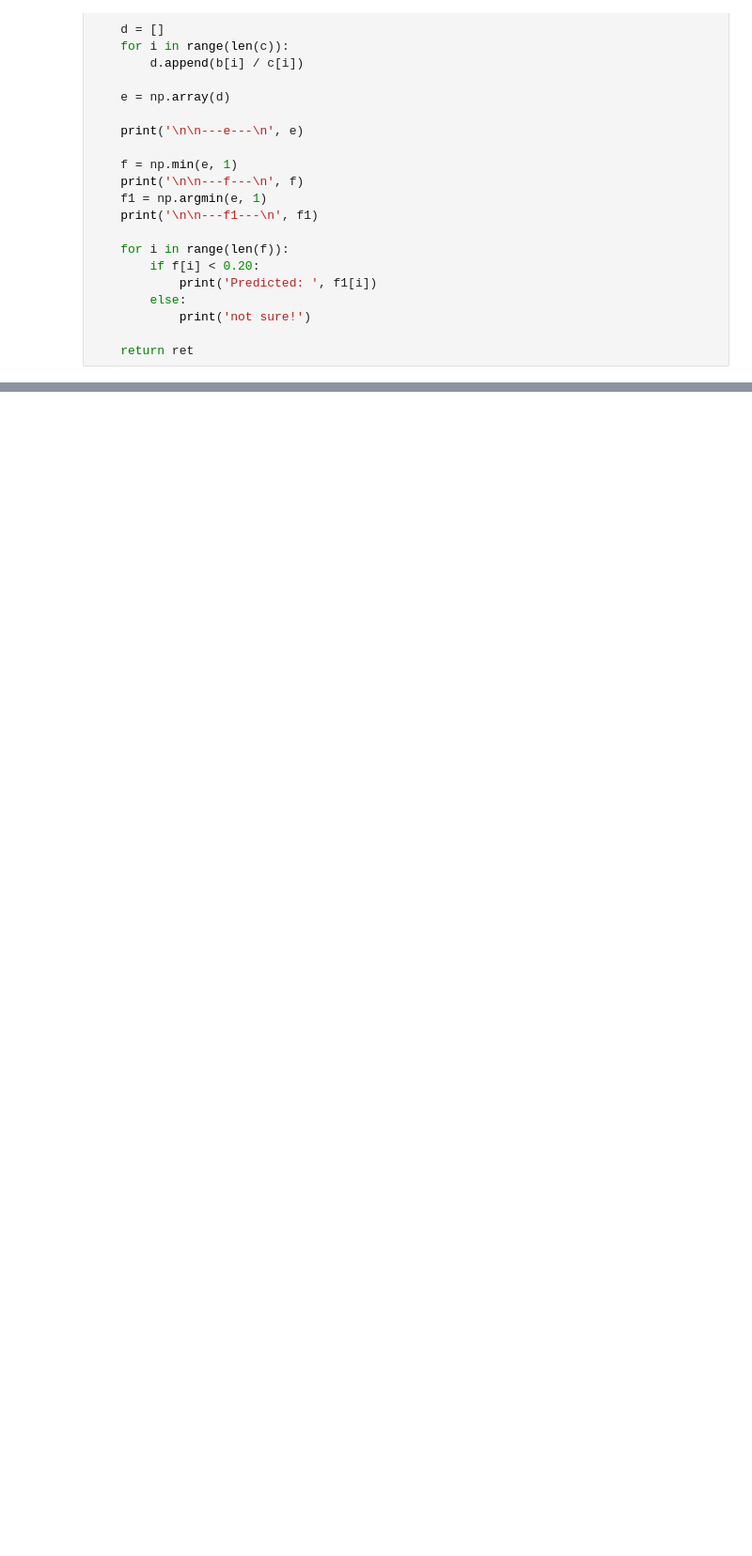
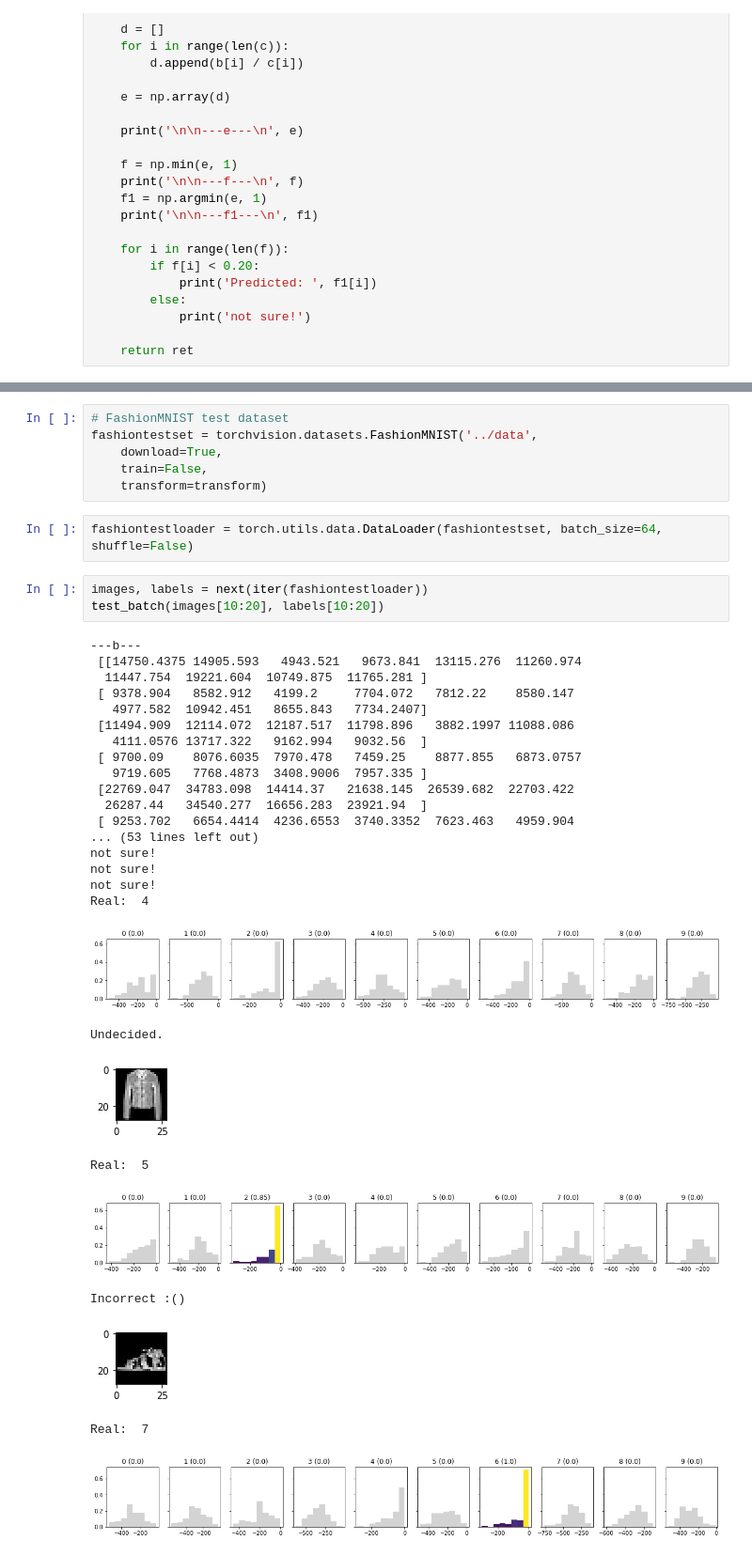
Before and after one commit to faberfred/reliable-neural-networks, a Jupyter notebook: bayesian_neural_network/Bayesian-Neural-Network-MNIST-FashionMNIST.ipynb, the cells around one changed output, grey strips where cells are left out. Shown: that part at 94% size. Saved outputs shown, nothing was run; the diff lists cells and outputs as text; blank space fills up the shorter version.

Commit message:
feat: Add uncertainty verification for FashinMNIST data set

```diff
--- a/bayesian_neural_network/Bayesian-Neural-Network-MNIST-FashionMNIST.ipynb
+++ b/bayesian_neural_network/Bayesian-Neural-Network-MNIST-FashionMNIST.ipynb
@@ -590,0 +591,38 @@ def test_batch(images, labels, plot=True):
+# %%
+# FashionMNIST test dataset
+fashiontestset = torchvision.datasets.FashionMNIST('../data',
+    download=True,
+    train=False,
+    transform=transform)
+# %%
+fashiontestloader = torch.utils.data.DataLoader(fashiontestset, batch_size=64, shuffle=False)
+# %%
+images, labels = next(iter(fashiontestloader))
+test_batch(images[10:20], labels[10:20])
+# %% [output]
+---b---
+ [[14750.4375 14905.593   4943.521   9673.841  13115.276  11260.974
+  11447.754  19221.604  10749.875  11765.281 ]
+ [ 9378.904   8582.912   4199.2     7704.072   7812.22    8580.147
+   4977.582  10942.451   8655.843   7734.2407]
+ [11494.909  12114.072  12187.517  11798.896   3882.1997 11088.086
+   4111.0576 13717.322   9162.994   9032.56  ]
+ [ 9700.09    8076.6035  7970.478   7459.25    8877.855   6873.0757
+   9719.605   7768.4873  3408.9006  7957.335 ]
+ [22769.047  34783.098  14414.37   21638.145  26539.682  22703.422
+  26287.44   34540.277  16656.283  23921.94  ]
+ [ 9253.702   6654.4414  4236.6553  3740.3352  7623.463   4959.904
+... (53 lines left out)
+not sure!
+not sure!
+not sure!
+Real:  4
+[figure, added]
+Undecided.
+[figure, added]
+Real:  5
+[figure, added]
+Incorrect :()
+[figure, added]
+Real:  7
+[figure, added]
```
Also changed, not shown: parts of 4 cells of this notebook.
